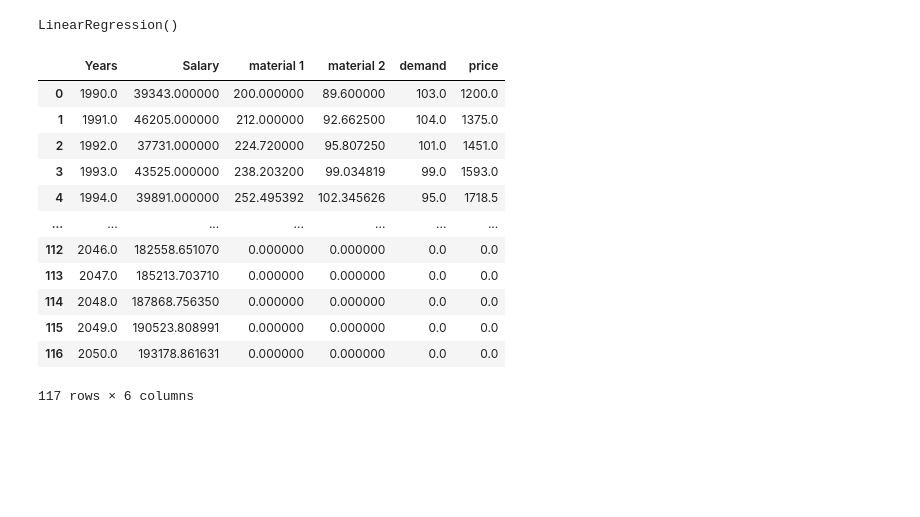
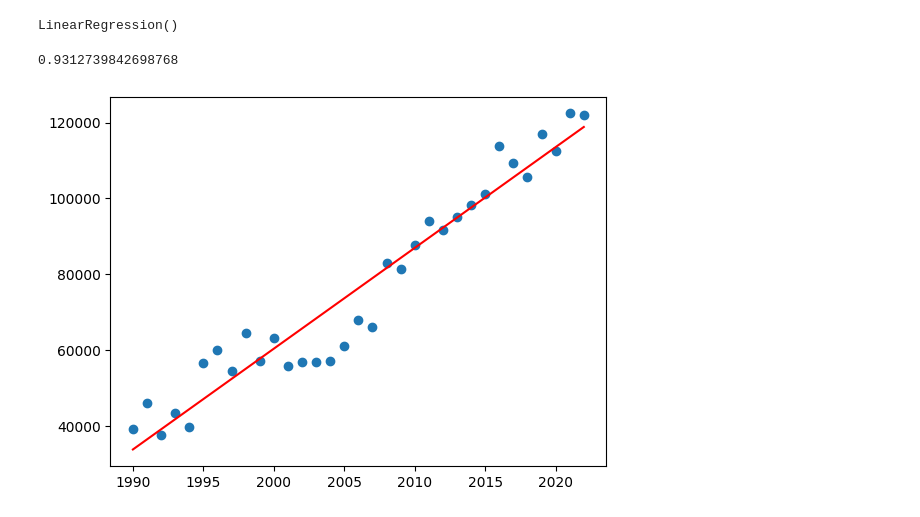
Before and after one commit to Hossein-MJafari/EEcon_Py_Project, a Jupyter notebook: Project.ipynb, the cells around one changed output. Cells and saved outputs as stored; diff of their text form; code cells hidden in the pictures; blank space fills up the shorter version.

Commit message:
Finished Prediction and Plotting.

```diff
--- a/Project.ipynb
+++ b/Project.ipynb
@@ -57,21 +58,12 @@ intercept = model.intercept_[0]
 coefficient = model.coef_[0][0]
 
 score = model.score(X,Y)
+score
+# %% [output]
+0.9312739842698768
-# %%
-for year in range(2023,2051):
-    data.loc[len(data)] = [year, intercept + coefficient * year,0,0,0,0]
-data
-# %% [output]
-|  | Years | Salary | material 1 | material 2 | demand | price |
-| 0 | 1990.0 | 39343.000000 | 200.000000 | 89.600000 | 103.0 | 1200.0 |
-| 1 | 1991.0 | 46205.000000 | 212.000000 | 92.662500 | 104.0 | 1375.0 |
-| 2 | 1992.0 | 37731.000000 | 224.720000 | 95.807250 | 101.0 | 1451.0 |
-| 3 | 1993.0 | 43525.000000 | 238.203200 | 99.034819 | 99.0 | 1593.0 |
-| 4 | 1994.0 | 39891.000000 | 252.495392 | 102.345626 | 95.0 | 1718.5 |
-| ... | ... | ... | ... | ... | ... | ... |
-| 112 | 2046.0 | 182558.651070 | 0.000000 | 0.000000 | 0.0 | 0.0 |
-| 113 | 2047.0 | 185213.703710 | 0.000000 | 0.000000 | 0.0 | 0.0 |
-| 114 | 2048.0 | 187868.756350 | 0.000000 | 0.000000 | 0.0 | 0.0 |
-| 115 | 2049.0 | 190523.808991 | 0.000000 | 0.000000 | 0.0 | 0.0 |
-| 116 | 2050.0 | 193178.861631 | 0.000000 | 0.000000 | 0.0 | 0.0 |
-117 rows × 6 columns
+# %%
+plt.scatter(data['Years'], data['Salary'])
+plt.plot(data['Years'], model.predict(X), c='red')
+plt.show()
+# %% [output]
+[figure, added]
```
Also changed, not shown: parts of 4 cells of this notebook.
